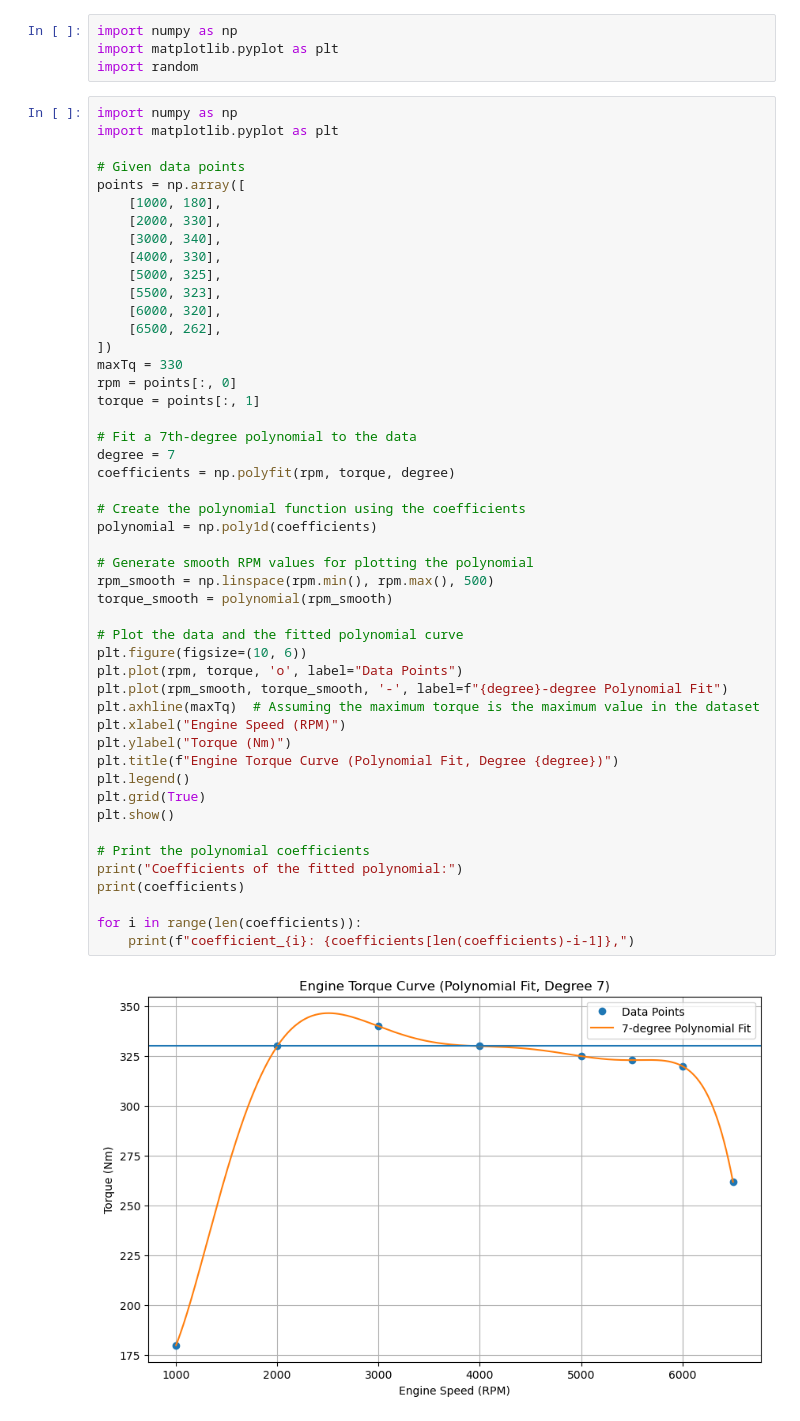
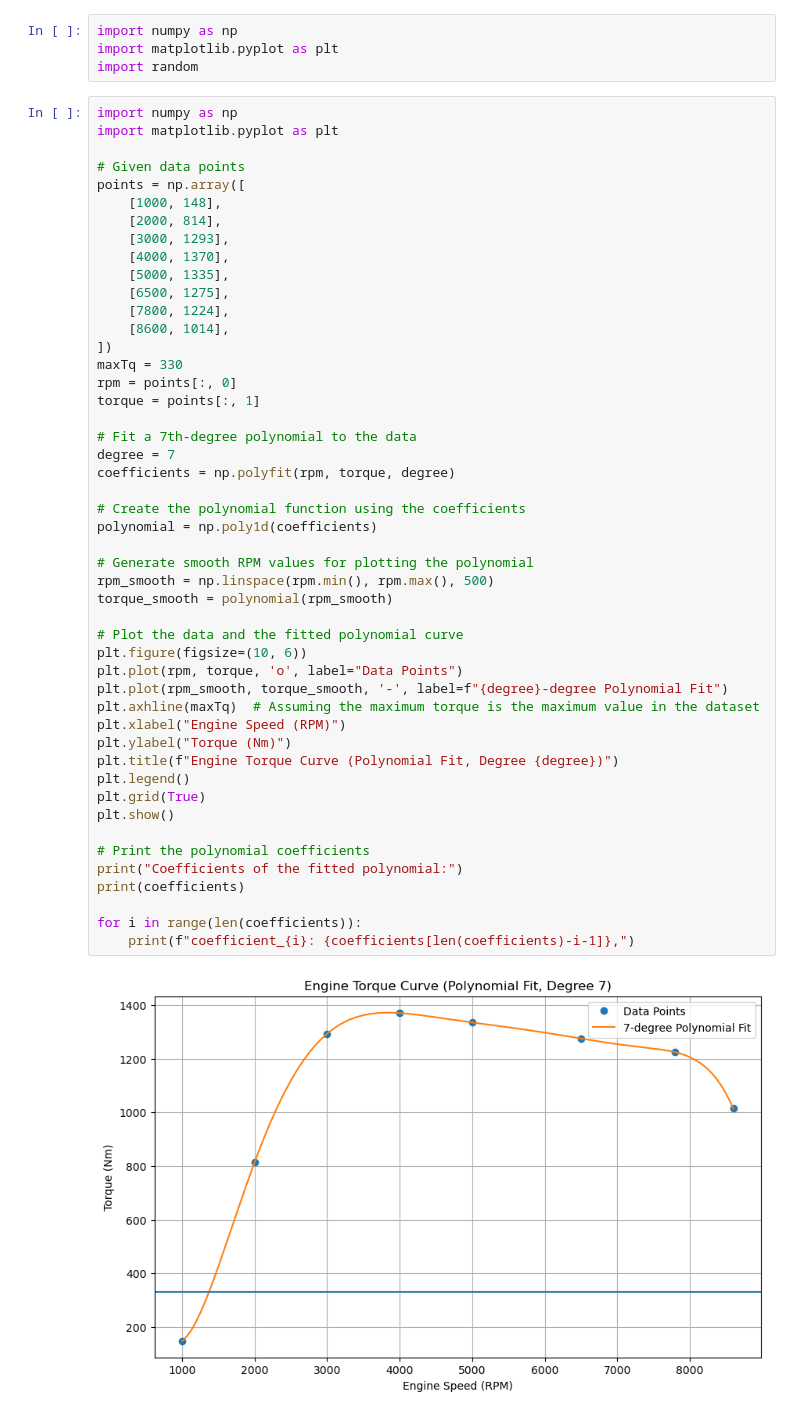
Before and after one commit to vougioukakis/car-acceleration-app, a Jupyter notebook: torque_curve_generator.ipynb, the cells around one changed output. Drawn from its saved outputs; the diff is of its cells as text.

```diff
--- a/torque_curve_generator.ipynb
+++ b/torque_curve_generator.ipynb
@@ -8,14 +8,14 @@ import matplotlib.pyplot as plt
 
 # Given data points
 points = np.array([
-    [1000, 180],
-    [2000, 330],
-    [3000, 340],
-    [4000, 330],
-    [5000, 325],
-    [5500, 323],
-    [6000, 320],
-    [6500, 262],
+    [1000, 148],
+    [2000, 814],
+    [3000, 1293],
+    [4000, 1370],
+    [5000, 1335],
+    [6500, 1275],
+    [7800, 1224],
+    [8600, 1014],
 ])
 maxTq = 330
 rpm = points[:, 0]
@@ -24,32 +24,32 @@ torque = points[:, 1]
 # Fit a 7th-degree polynomial to the data
 degree = 7
 coefficients = np.polyfit(rpm, torque, degree)
 
 # Create the polynomial function using the coefficients
 polynomial = np.poly1d(coefficients)
 
 # Generate smooth RPM values for plotting the polynomial
 rpm_smooth = np.linspace(rpm.min(), rpm.max(), 500)
 torque_smooth = polynomial(rpm_smooth)
 
 # Plot the data and the fitted polynomial curve
 plt.figure(figsize=(10, 6))
 plt.plot(rpm, torque, 'o', label="Data Points")
 plt.plot(rpm_smooth, torque_smooth, '-', label=f"{degree}-degree Polynomial Fit")
 plt.axhline(maxTq)  # Assuming the maximum torque is the maximum value in the dataset
 plt.xlabel("Engine Speed (RPM)")
 plt.ylabel("Torque (Nm)")
 plt.title(f"Engine Torque Curve (Polynomial Fit, Degree {degree})")
 plt.legend()
 plt.grid(True)
 plt.show()
 
 # Print the polynomial coefficients
 print("Coefficients of the fitted polynomial:")
 print(coefficients)
 
 for i in range(len(coefficients)):
     print(f"coefficient_{i}: {coefficients[len(coefficients)-i-1]},")
 # %% [output]
-[figure, old version]
+[figure, new version]
 Coefficients of the fitted polynomial:
```
Also changed, not shown: parts of 1 cell of this notebook, 3 other files.
